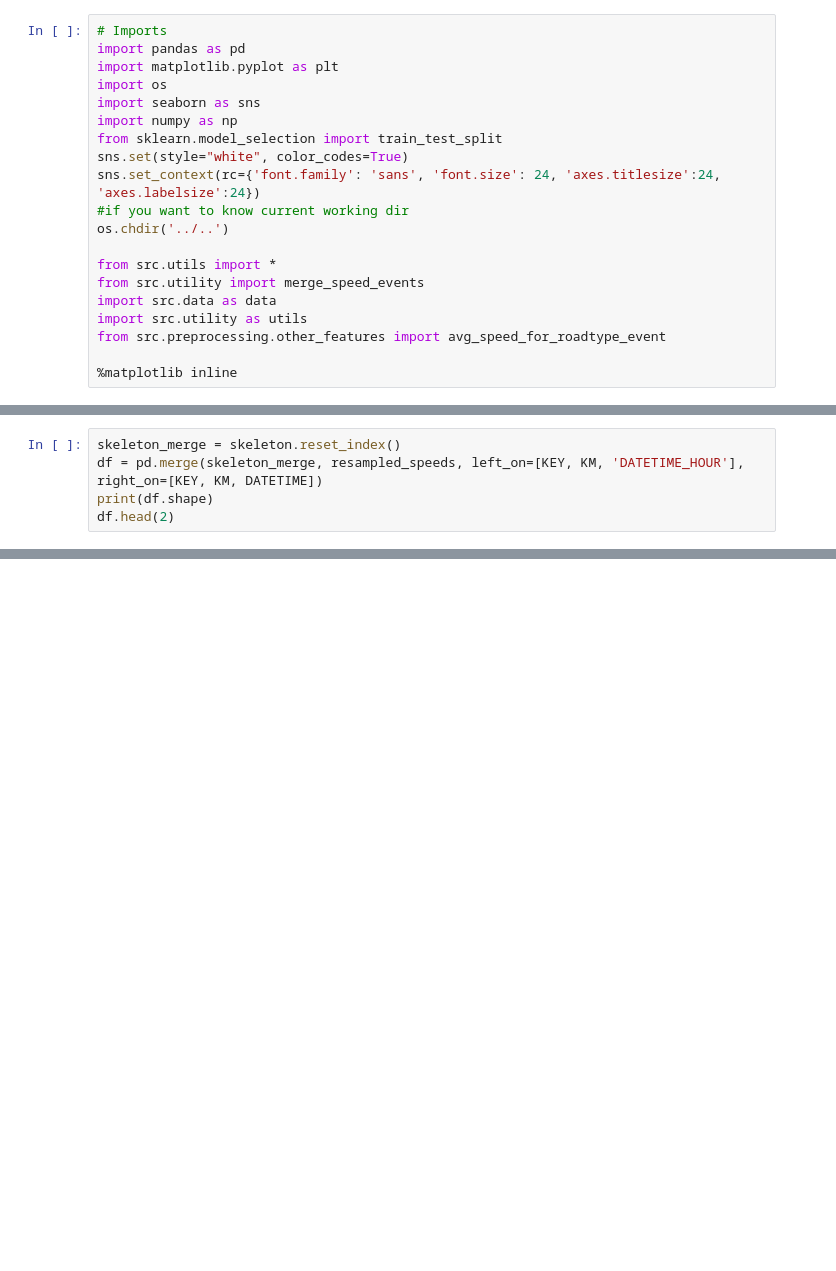
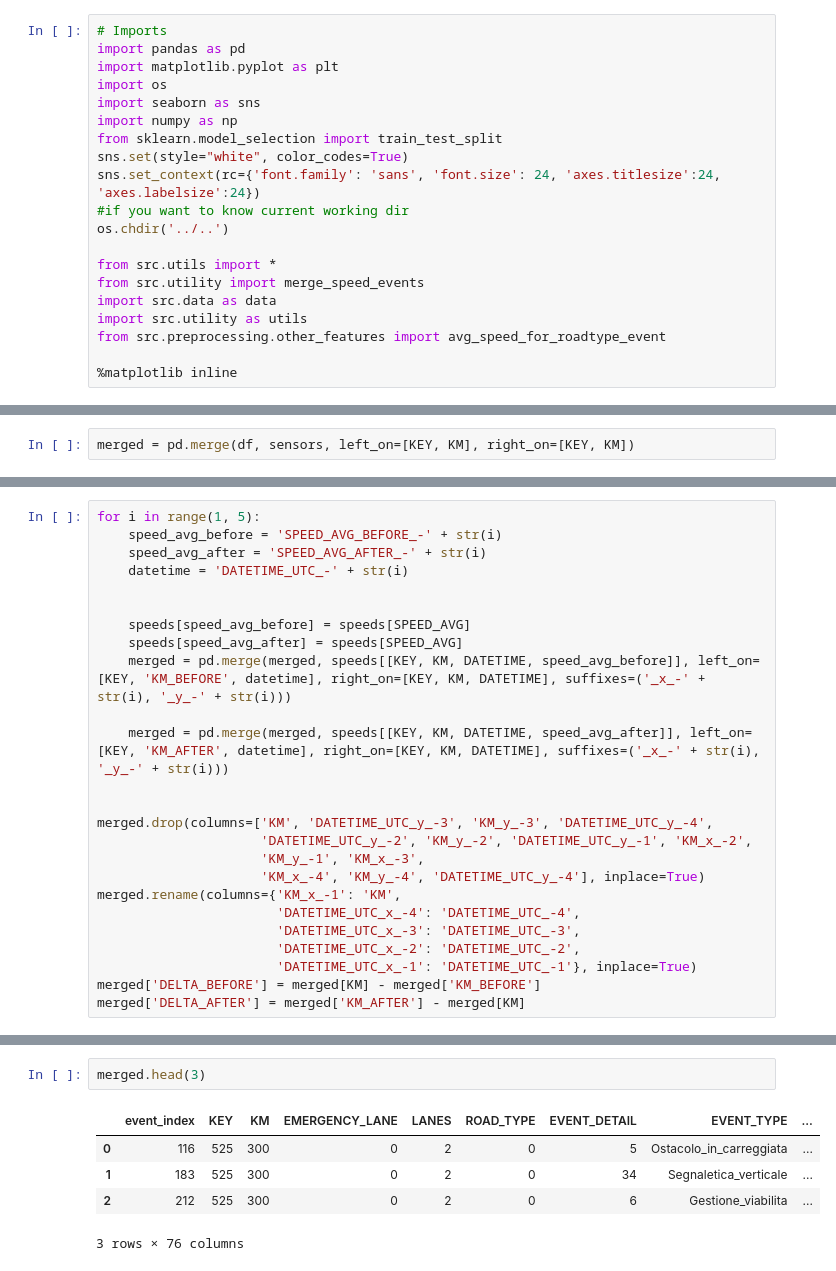
Before and after one commit to gianpy15/DMProject, a Jupyter notebook: notebooks/Gianpy/features.ipynb, the cells around one changed output, grey strips where cells are left out. Cells and saved outputs as stored; diff of their text form; blank space fills up the shorter version.

```diff
--- a/notebooks/Gianpy/features.ipynb
+++ b/notebooks/Gianpy/features.ipynb
@@ -57,5 +89,2 @@ resampled_speeds.head(5)
 # %%
-skeleton_merge = skeleton.reset_index()
-df = pd.merge(skeleton_merge, resampled_speeds, left_on=[KEY, KM, 'DATETIME_HOUR'], right_on=[KEY, KM, DATETIME])
-print(df.shape)
-df.head(2)
+merged = pd.merge(df, sensors, left_on=[KEY, KM], right_on=[KEY, KM])
@@ -67,0 +111,25 @@ df.head(2)
+# %%
+for i in range(1, 5):
+    speed_avg_before = 'SPEED_AVG_BEFORE_-' + str(i)
+    speed_avg_after = 'SPEED_AVG_AFTER_-' + str(i)
+    datetime = 'DATETIME_UTC_-' + str(i)
+
+
+    speeds[speed_avg_before] = speeds[SPEED_AVG]
+    speeds[speed_avg_after] = speeds[SPEED_AVG]
+    merged = pd.merge(merged, speeds[[KEY, KM, DATETIME, speed_avg_before]], left_on=[KEY, 'KM_BEFORE', datetime], right_on=[KEY, KM, DATETIME], suffixes=('_x_-' + str(i), '_y_-' + str(i)))
+
+    merged = pd.merge(merged, speeds[[KEY, KM, DATETIME, speed_avg_after]], left_on=[KEY, 'KM_AFTER', datetime], right_on=[KEY, KM, DATETIME], suffixes=('_x_-' + str(i), '_y_-' + str(i)))
+
+
+merged.drop(columns=['KM', 'DATETIME_UTC_y_-3', 'KM_y_-3', 'DATETIME_UTC_y_-4',
+                     'DATETIME_UTC_y_-2', 'KM_y_-2', 'DATETIME_UTC_y_-1', 'KM_x_-2',
+                     'KM_y_-1', 'KM_x_-3',
+                     'KM_x_-4', 'KM_y_-4', 'DATETIME_UTC_y_-4'], inplace=True)
+merged.rename(columns={'KM_x_-1': 'KM',
+                       'DATETIME_UTC_x_-4': 'DATETIME_UTC_-4',
+                       'DATETIME_UTC_x_-3': 'DATETIME_UTC_-3',
+                       'DATETIME_UTC_x_-2': 'DATETIME_UTC_-2',
+                       'DATETIME_UTC_x_-1': 'DATETIME_UTC_-1'}, inplace=True)
+merged['DELTA_BEFORE'] = merged[KM] - merged['KM_BEFORE']
+merged['DELTA_AFTER'] = merged['KM_AFTER'] - merged[KM]
@@ -67,0 +160,8 @@ df.head(2)
+# %%
+merged.head(3)
+# %% [output]
+|  | event_index | KEY | KM | EMERGENCY_LANE | LANES | ROAD_TYPE | EVENT_DETAIL | EVENT_TYPE | ... |
+| 0 | 116 | 525 | 300 | 0 | 2 | 0 | 5 | Ostacolo_in_carreggiata | ... |
+| 1 | 183 | 525 | 300 | 0 | 2 | 0 | 34 | Segnaletica_verticale | ... |
+| 2 | 212 | 525 | 300 | 0 | 2 | 0 | 6 | Gestione_viabilita | ... |
+3 rows × 76 columns
```
Also changed, not shown: parts of 17 cells of this notebook, 2 other files.
